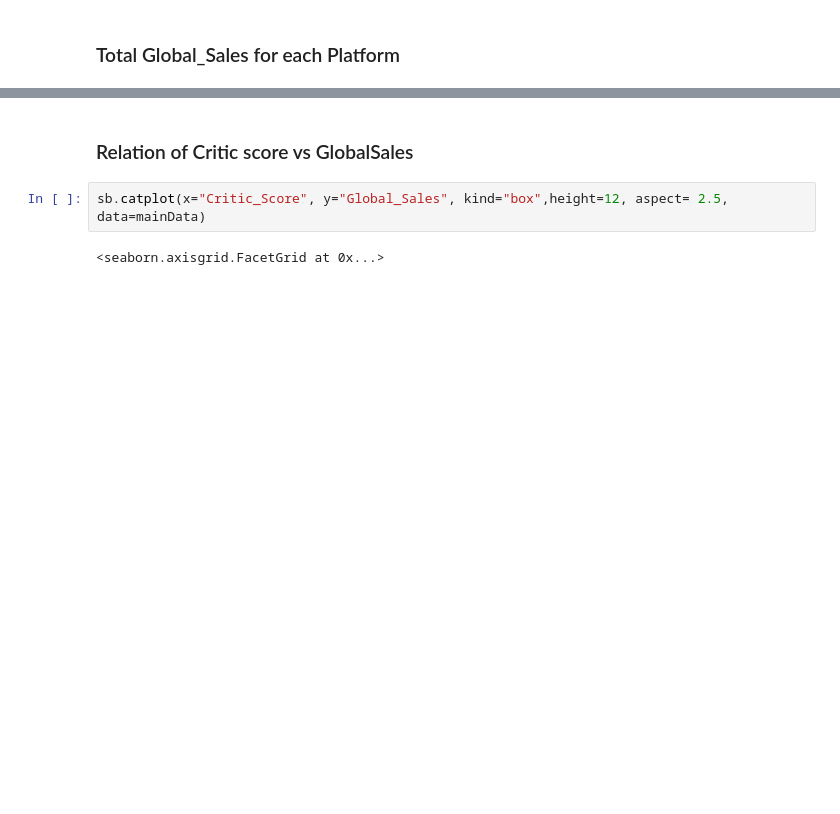
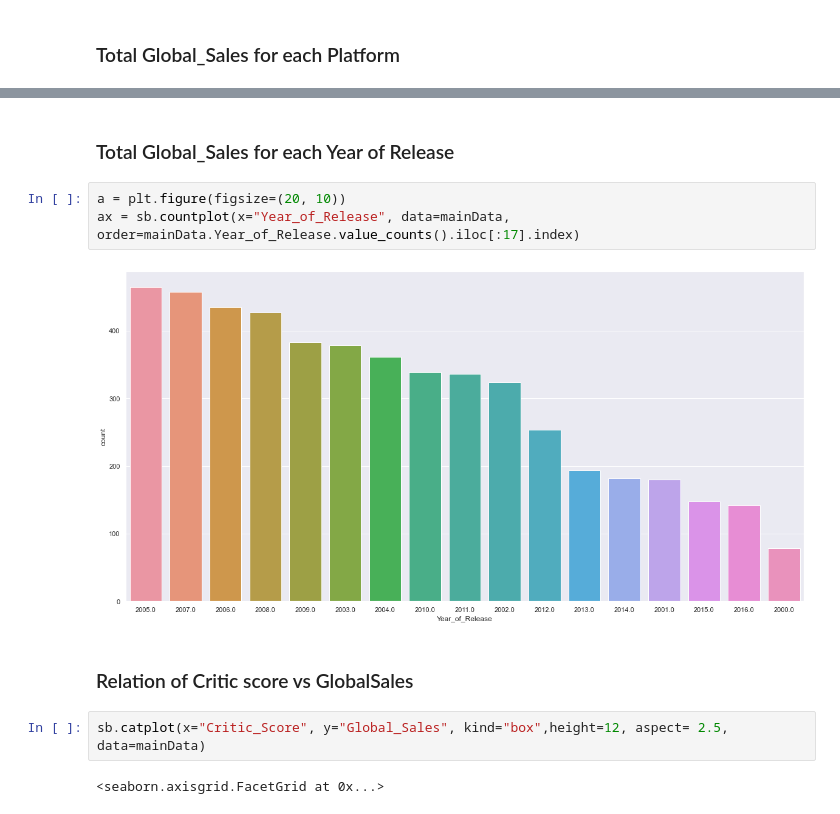
Before and after one commit to dihcuierc/Game_Analysis, a Jupyter notebook: NoteBooks/2. Data Visual.ipynb, the cells around one changed output, grey strips where cells are left out. Cells and saved outputs as stored; diff of their text form; blank space fills up the shorter version.

```diff
--- a/NoteBooks/2. Data Visual.ipynb
+++ b/NoteBooks/2. Data Visual.ipynb
@@ -68,3 +61,10 @@ ax = sb.countplot(x="Year_of_Release", data=mainData, order=mainData.Year_of_Rel
+# %% [markdown]
+### Total Global_Sales for each Year of Release
+# %%
+a = plt.figure(figsize=(20, 10))
+ax = sb.countplot(x="Year_of_Release", data=mainData, order=mainData.Year_of_Release.value_counts().iloc[:17].index)
+# %% [output]
+[figure, added]
 # %% [markdown]
 ### Relation of Critic score vs GlobalSales
 # %%
```
Also changed, not shown: parts of 14 cells of this notebook.
